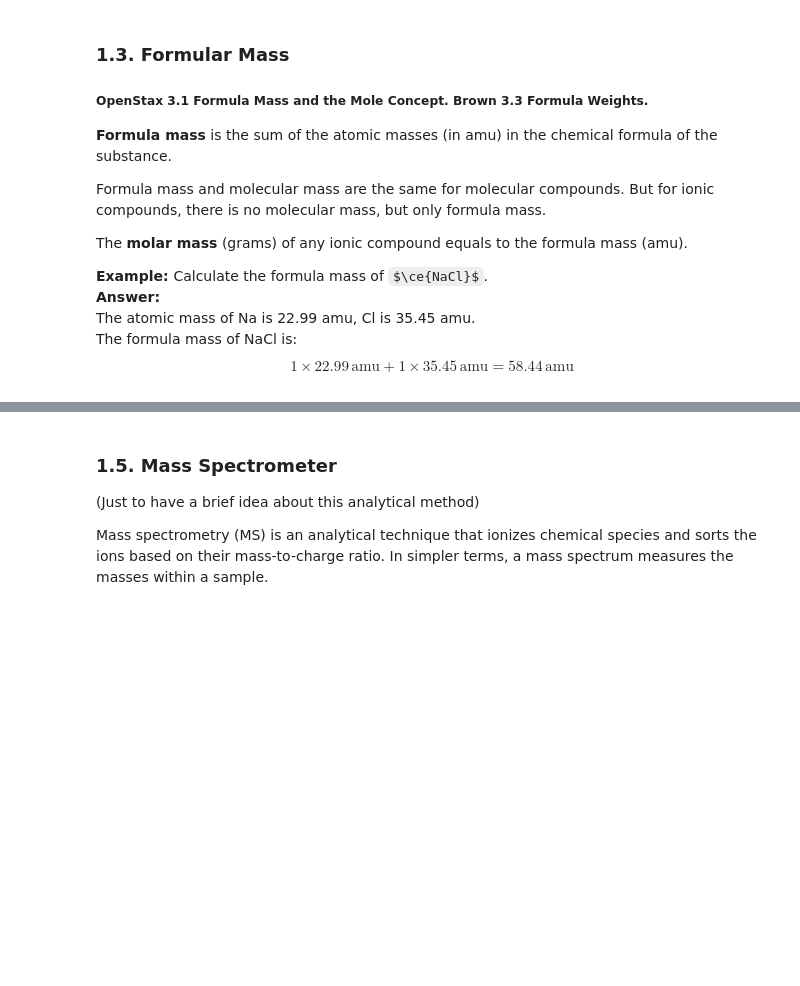
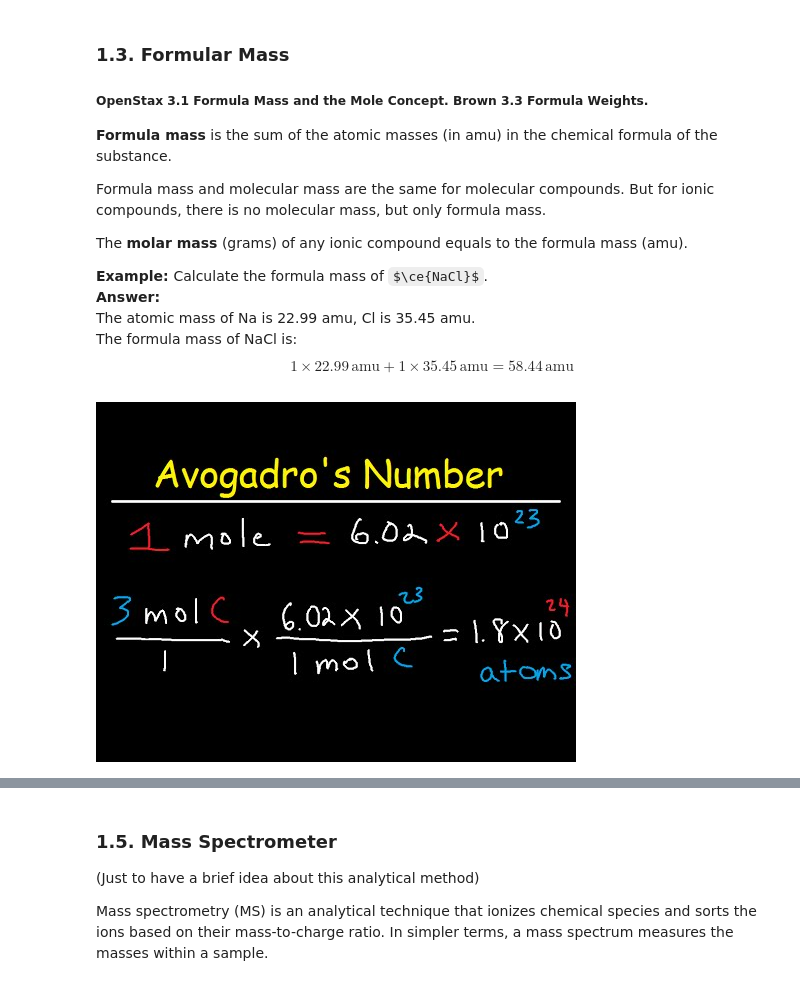
Before and after one commit to wangyu16/GeneralChemistry, a Jupyter notebook: Chapter 03. Stoichiometry.ipynb, the cells around one changed output, grey strips where cells are left out. Saved outputs shown, nothing was run; the diff lists cells and outputs as text; code cells hidden in the pictures; some formulas as TeX source; blank space fills up the shorter version.

```diff
--- a/Chapter 03. Stoichiometry.ipynb
+++ b/Chapter 03. Stoichiometry.ipynb
@@ -98,6 +98,14 @@ The atomic mass of Na is 22.99 amu, Cl is 35.45 amu.
 The formula mass of NaCl is:
 $$1\times22.99\,\text{amu} + 1\times35.45\,\text{amu} = 58.44\,\text{amu}$$
 </div>
+# %%
+from IPython.display import YouTubeVideo
+YouTubeVideo("74-X94OP2XI", width=700, height=550)
+
+# Watch the following video for a better understanding
+# on Avogadro's Number, The Mole, Grams, Atoms, Molar Mass.
+# %% [output]
+[figure, added]
 # %% [markdown]
 ### 1.4. Percent Composition
 
```
Also changed, not shown: parts of 4 cells of this notebook.
